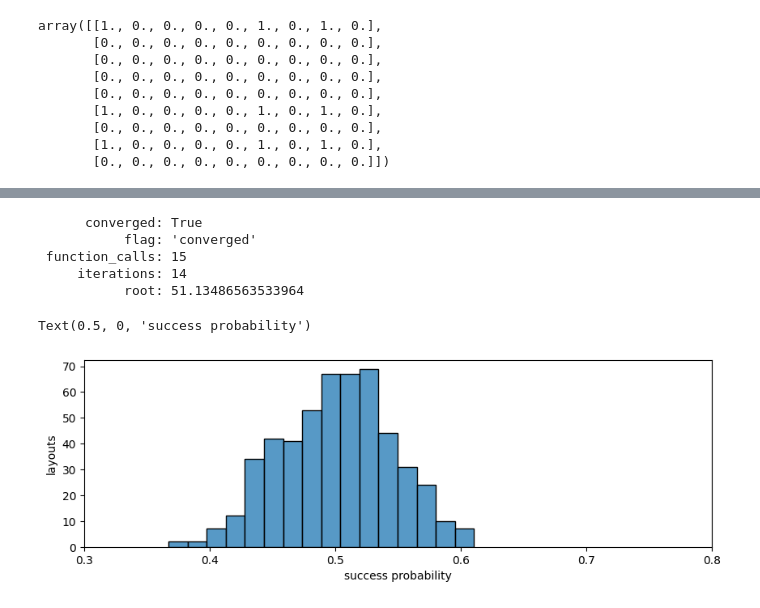
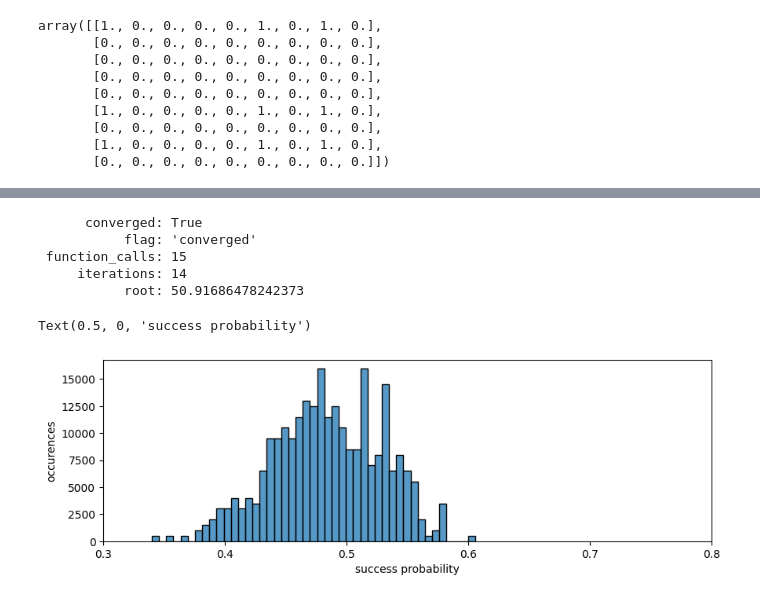
Before and after one commit to raaij/seqdec, a Jupyter notebook: research/Simulator for the multivariate website layout optimization problem.ipynb, the cells around one changed output, grey strips where cells are left out. Drawn from its saved outputs; the diff is of its cells as text; code cells hidden in the pictures.

Commit message:
Include context for the multivariate website layout optimization notebook

```diff
--- a/research/Simulator for the multivariate website layout optimization problem.ipynb
+++ b/research/Simulator for the multivariate website layout optimization problem.ipynb
@@ -68,0 +71,3 @@ W_2 = np.random.normal(size=(sum(n), sum(n)))
+# %%
+C = 5
+A = np.random.randint(low=0, high=2, size=C).reshape(1, -1)
@@ -97,6 +115,8 @@ n = (8, 8, 8)
 W_0 = np.random.normal()
 W_1 = np.random.normal(size=sum(n)).reshape(1, -1)
 W_2 = np.random.normal(size=(sum(n), sum(n)))
+W_c = np.random.normal(size=C)
+W_1c = np.random.normal(size=(C, sum(n)))
 # %%
 import itertools
 
@@ -106,12 +126,13 @@ layouts = [
     ])
 ]
 # %%
-# TODO: Add context interaction
 base_p = np.array([
     np.sum(
         W_0
         + α_1 * np.sum(W_1 * layout.ohe)
         + α_2 * np.sum(W_2 * (layout.ohe.T @ layout.ohe))
+        + α_c * np.sum(W_c * A)
+        + α_c * np.sum(W_1c * (A.T @ layout.ohe))
     )
     for layout in layouts
 ])
@@ -131,18 +152,36 @@ print(res)
            flag: 'converged'
  function_calls: 15
      iterations: 14
-           root: 51.13486563533964
+           root: 50.91686478242373
+# %%
+result = []
+
+for _ in range(500):
+    # Sample a random context
+    A = np.random.randint(low=0, high=2, size=C).reshape(1, -1)
+
+    # Compute click probabilities
+    p = norm.cdf((1 / β) * np.array([
+        np.sum(
+            W_0
+            + α_1 * np.sum(W_1 * layout.ohe)
+            + α_2 * np.sum(W_2 * (layout.ohe.T @ layout.ohe))
+            + α_c * np.sum(W_c * A)
+            + α_c * np.sum(W_1c * (A.T @ layout.ohe))
+        )
+        for layout in layouts
+    ]))
+
+    result += list(p)
 # %%
 import seaborn as sns
 import matplotlib.pyplot as plt
 
 fig, ax = plt.subplots(1, 1, figsize=(10, 3))
-fig = sns.histplot(
-    norm.cdf((1 / β) * base_p)
-)
+fig = sns.histplot(result, bins=45)
 fig.set_xlim(0.3, 0.8)
-fig.set_ylabel('layouts')
+fig.set_ylabel('occurences')
 fig.set_xlabel('success probability')
 # %% [output]
 Text(0.5, 0, 'success probability')
-[figure, old version]
+[figure, new version]
```
Also changed, not shown: parts of 6 cells of this notebook.
